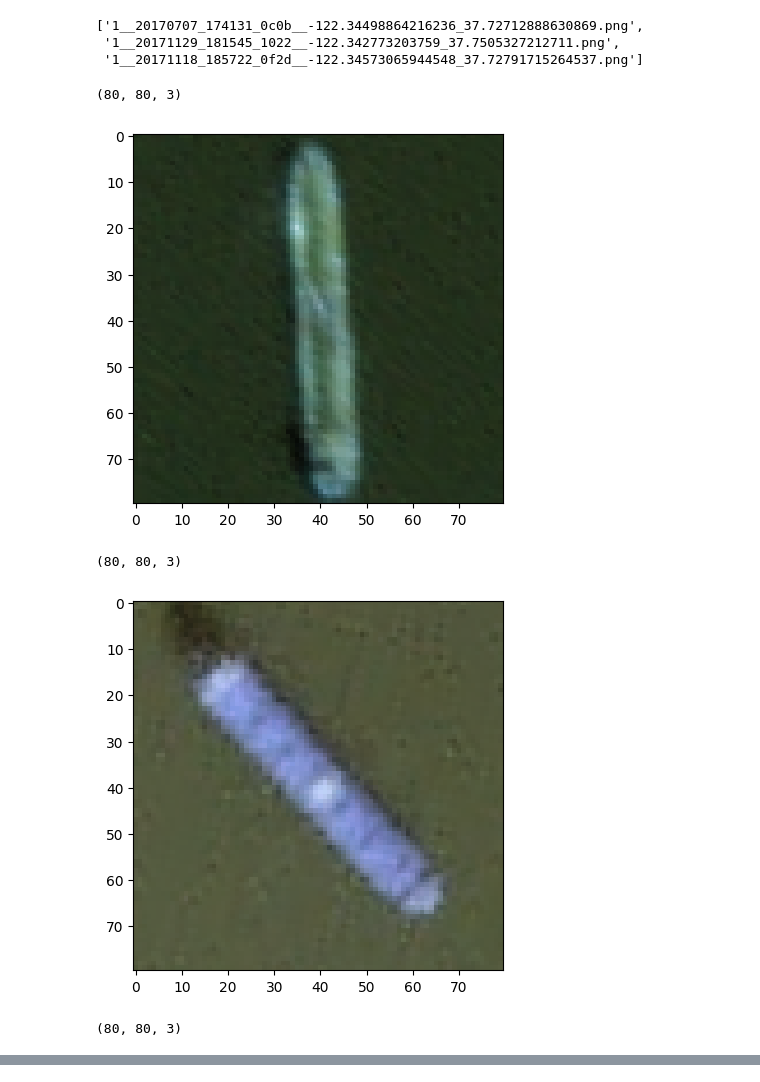
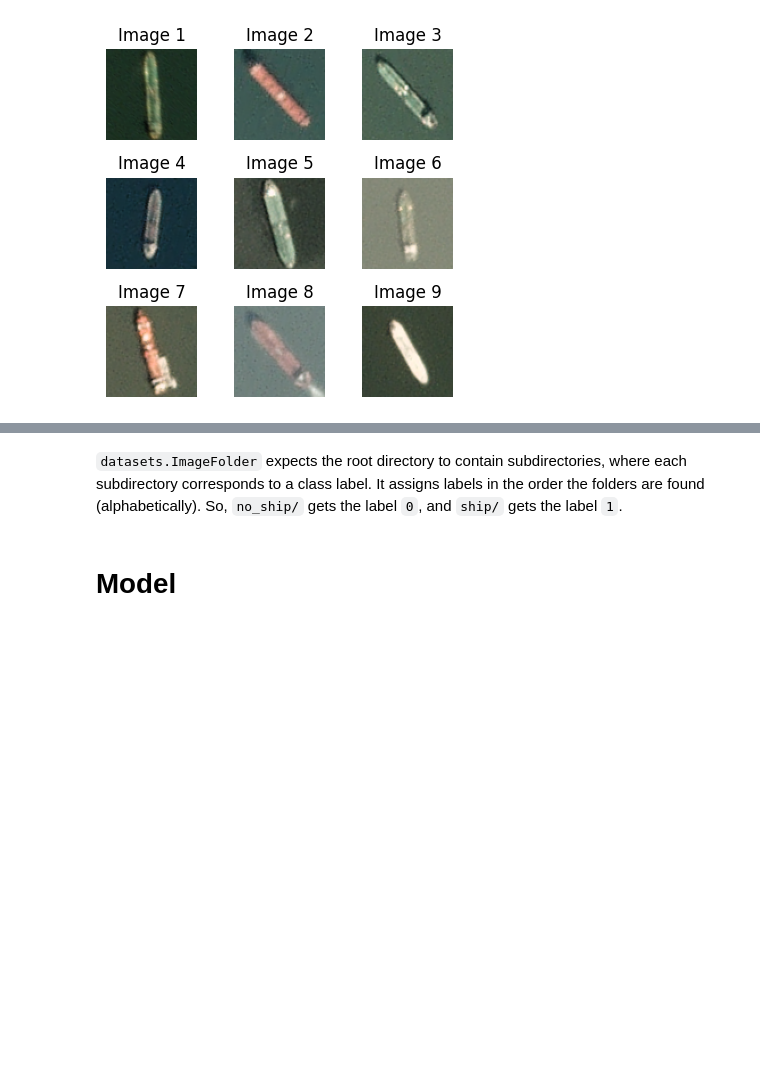
Before and after one commit to boemer00/computer-vision, a Jupyter notebook: eda.ipynb, the cells around one changed output, grey strips where cells are left out. Drawn from its saved outputs; the diff is of its cells as text; code cells hidden in the pictures; blank space fills up the shorter version.

Commit message:
first model

```diff
--- a/eda.ipynb
+++ b/eda.ipynb
@@ -7,31 +12,29 @@ import matplotlib.pyplot as plt
 # %%
-file_path = os.path.join('raw_data')
-train_ship_path = os.path.join(file_path, 'train', 'ship')
-train_no_ship_path = os.path.join(file_path, 'train', 'no-ship')
+root_dir = os.path.join('raw_data')
+train_ship_dir = os.path.join(root_dir, 'training_set', 'ship')
+train_no_ship_dir = os.path.join(root_dir, 'training_set', 'no-ship')
+
+train_ship_images = os.listdir(train_ship_dir)
+train_no_ship_images = os.listdir(train_no_ship_dir)
+
+print(len(train_ship_images))
+print(len(train_no_ship_images))
-# %%
-train_ship_images = os.listdir(train_ship_path)
-train_no_ship_images = os.listdir(train_no_ship_path)
-# %%
-train_ship_images[:3]
-# %% [output]
-['1__20170707_174131_0c0b__-122.34498864216236_37.72712888630869.png',
- '1__20171129_181545_1022__-122.342773203759_37.7505327212711.png',
- '1__20171118_185722_0f2d__-122.34573065944548_37.72791715264537.png']
 # %%
-for img in range(3):
-    img_path = os.path.join(train_ship_path, train_ship_images[img])
-    img = cv2.imread(img_path)
+fig, axes = plt.subplots(3, 3, figsize=(4, 4))
 
-    if img is not None:
-        print(img.shape)
-    else:
-        print(f"Image at {img_path} could not be loaded.")
+for i, ax in enumerate(axes.flat):
+    if i < 9:
+        img_path = os.path.join(train_ship_dir, train_ship_images[i])
+        img = cv2.imread(img_path)
 
-    plt.imshow(img)
-    plt.show()
+        if img is not None:
+            ax.imshow(cv2.cvtColor(img, cv2.COLOR_BGR2RGB))
+            ax.set_title(f"Image {i+1}")
+        else:
+            ax.set_title(f"Image at {img_path} could not be loaded.")
+    ax.axis('off')
+
+plt.tight_layout()
+plt.show()
 # %% [output]
-(80, 80, 3)
-[figure, old version]
+[figure, new version]
-(80, 80, 3)
-[figure, removed]
-(80, 80, 3)
@@ -38,0 +41,4 @@ for img in range(3):
+# %% [markdown]
+`datasets.ImageFolder` expects the root directory to contain subdirectories, where each subdirectory corresponds to a class label. It assigns labels in the order the folders are found (alphabetically). So, `no_ship/` gets the label `0`, and `ship/` gets the label `1`.
+# %% [markdown]
+# Model
```
Also changed, not shown: parts of 7 cells of this notebook, 1 other file.
